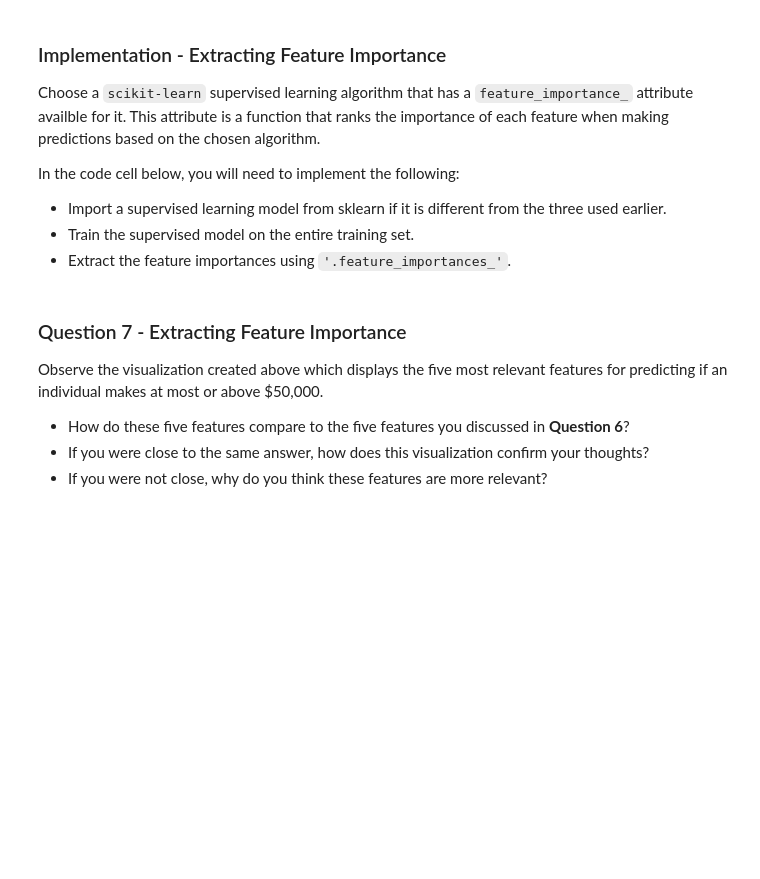
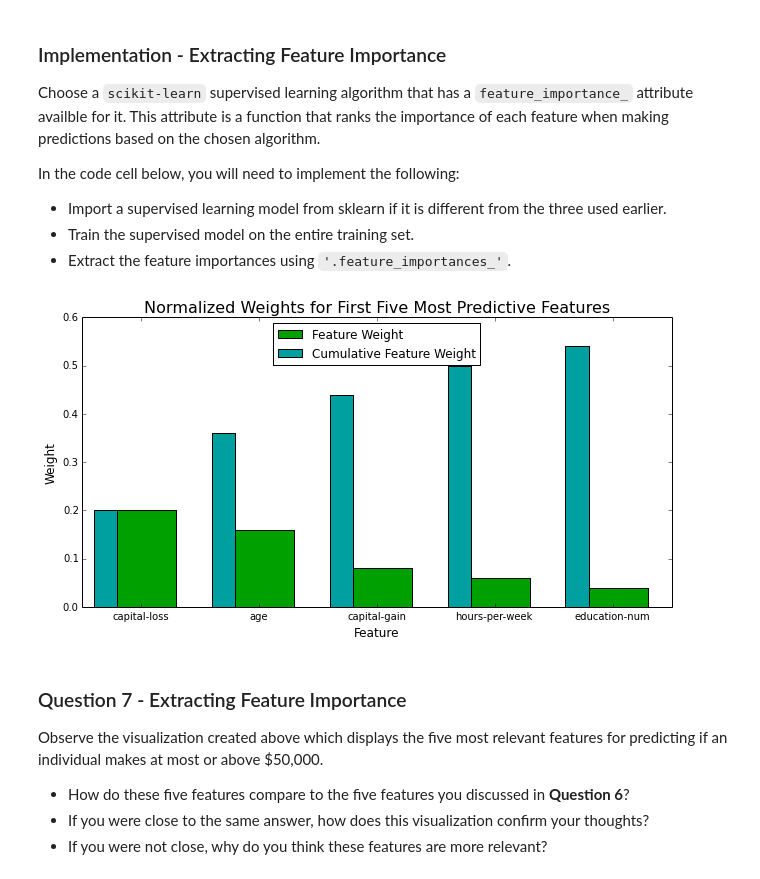
Before and after one commit to baylisslabs/machine-learning, a Jupyter notebook: projects/finding_donors/finding_donors.ipynb, the cells around one changed output. Cells and saved outputs as stored; diff of their text form; code cells hidden in the pictures; blank space fills up the shorter version.

```diff
--- a/projects/finding_donors/finding_donors.ipynb
+++ b/projects/finding_donors/finding_donors.ipynb
@@ -498,3 +490,14 @@ vs.feature_plot(importances, X_train, y_train)
+# %%
+from sklearn.ensemble import AdaBoostClassifier
+
+model = AdaBoostClassifier(random_state=random_seed)
+model.fit(X_train, y_train)
+importances = model.feature_importances_
+
+# Plot
+vs.feature_plot(importances, X_train, y_train)
+# %% [output]
+[figure, added]
 # %% [markdown]
 ### Question 7 - Extracting Feature Importance
 
```
Also changed, not shown: parts of 6 cells of this notebook, 1 other file.
